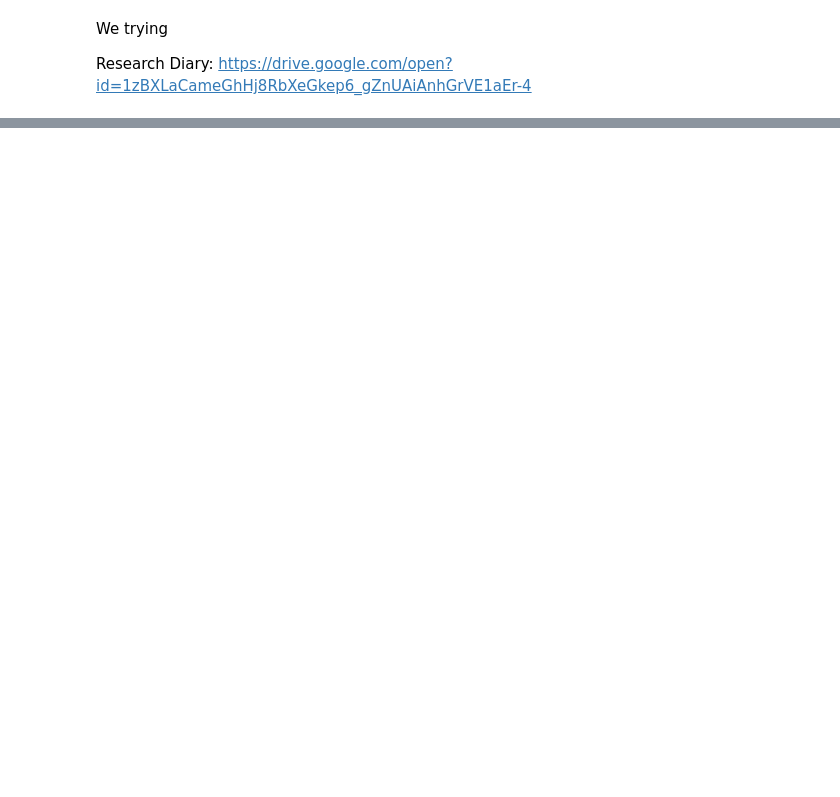
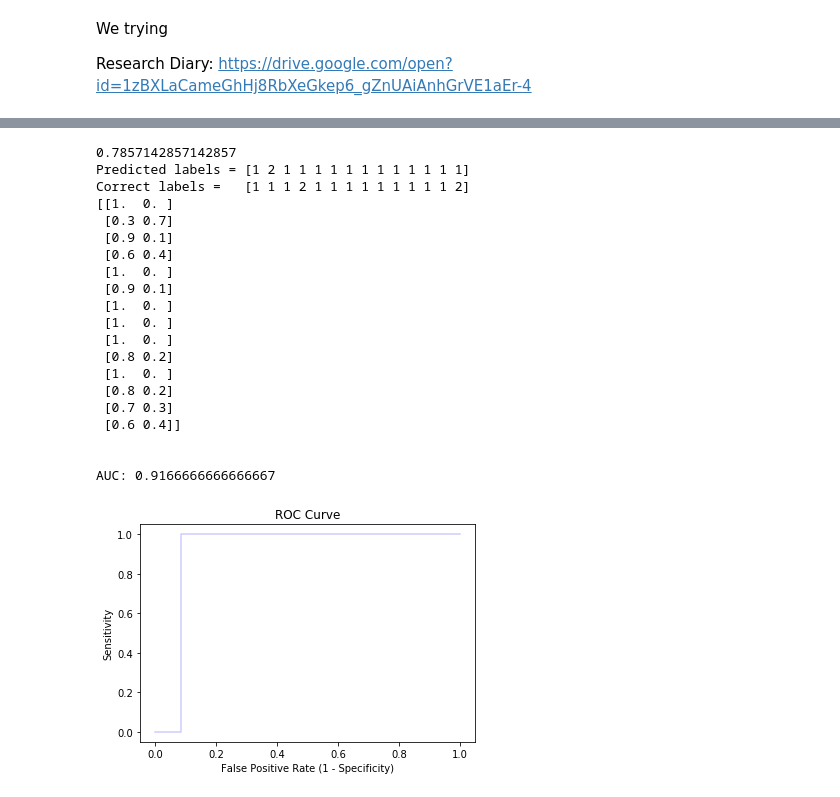
Before and after one commit to yash181/Tensegrity-HRI, a Jupyter notebook: AlbertDP.ipynb, the cells around one changed output, grey strips where cells are left out. Cells and saved outputs as stored; diff of their text form; code cells hidden in the pictures; blank space fills up the shorter version.

Commit message:
modified data processing notebook and added new notebook

```diff
--- a/AlbertDP.ipynb
+++ b/AlbertDP.ipynb
@@ -432,3 +234,10 @@ labels = np.concatenate((l1, l2, l3, l4), axis=0)
 nsamples, nx, ny = np.shape(totSlope)
 reformated_data = np.reshape(totSlope,(nsamples, nx*ny))
 [X_train, X_test, y_train, y_test] = train_test_split(reformated_data, labels, random_state=0)
+# %%
+# K-Fold Cross Validation
+
+X = reformated_data
+y = labels
+skf = StratifiedKFold(n_splits=4)
+skf.get_n_splits(X, y)
@@ -446,0 +313,12 @@ Correct labels =   [4 3 3 2 1 1 3 4 4 3 1 1 3 2]
+# %%
+# Random Forest
+
+for train_index, test_index in skf.split(X, y):
+    X_train, X_test, y_train, y_test = X[train_index], X[test_index], y[train_index], y[test_index]
+    nb = RandomForestClassifier(n_estimators = 400).fit(X_train, y_train)
+    print(nb.score(X_test, y_test))
+    y_pred = nb.predict(X_test)
+    print("Predicted labels = " + str(y_pred))
+    print("Correct labels =   " + str(y_test))
+    print(nb.predict_proba(X_test))
+    print('\n')
@@ -446,0 +343,51 @@ Correct labels =   [4 3 3 2 1 1 3 4 4 3 1 1 3 2]
+# %%
+# Comparing labels for ROC Curve
+twoLabels = np.concatenate((l1, l2, l1, l1), axis = 0)
+
+nsamples, nx, ny = np.shape(totSlope)
+reformated_data = np.reshape(totSlope,(nsamples, nx*ny))
+[X_train, X_test, y_train, y_test] = train_test_split(reformated_data, twoLabels, random_state=0)
+
+nb = RandomForestClassifier().fit(X_train, y_train)
+print(nb.score(X_test, y_test))
+y_pred = nb.predict(X_test)
+print("Predicted labels = " + str(y_pred))
+print("Correct labels =   " + str(y_test))
+print(nb.predict_proba(X_test))
+print("\n")
+
+# Generate ROC Curve
+probs = nb.predict_proba(X_test)[:, 0]
+prob2 = nb.predict_proba(X_test)[:, 1]
+false_positive_rate_values, sensitivity_values, thresholds = roc_curve(y_test, prob2, pos_label=2)
+
+plt.step(false_positive_rate_values, sensitivity_values, color='b', alpha=0.2,
+         where='post')
+plt.xlabel('False Positive Rate (1 - Specificity)')
+plt.ylabel('Sensitivity')
+
+plt.title('ROC Curve')
+
+print("AUC: " + str(roc_auc_score(y_test, prob2)))
+# %% [output]
+0.7857142857142857
+Predicted labels = [1 2 1 1 1 1 1 1 1 1 1 1 1 1]
+Correct labels =   [1 1 1 2 1 1 1 1 1 1 1 1 1 2]
+[[1.  0. ]
+ [0.3 0.7]
+ [0.9 0.1]
+ [0.6 0.4]
+ [1.  0. ]
+ [0.9 0.1]
+ [1.  0. ]
+ [1.  0. ]
+ [1.  0. ]
+ [0.8 0.2]
+ [1.  0. ]
+ [0.8 0.2]
+ [0.7 0.3]
+ [0.6 0.4]]
+
+
+AUC: 0.9166666666666667
+[figure, added]
```
Also changed, not shown: parts of 35 cells of this notebook, 1 other file.
